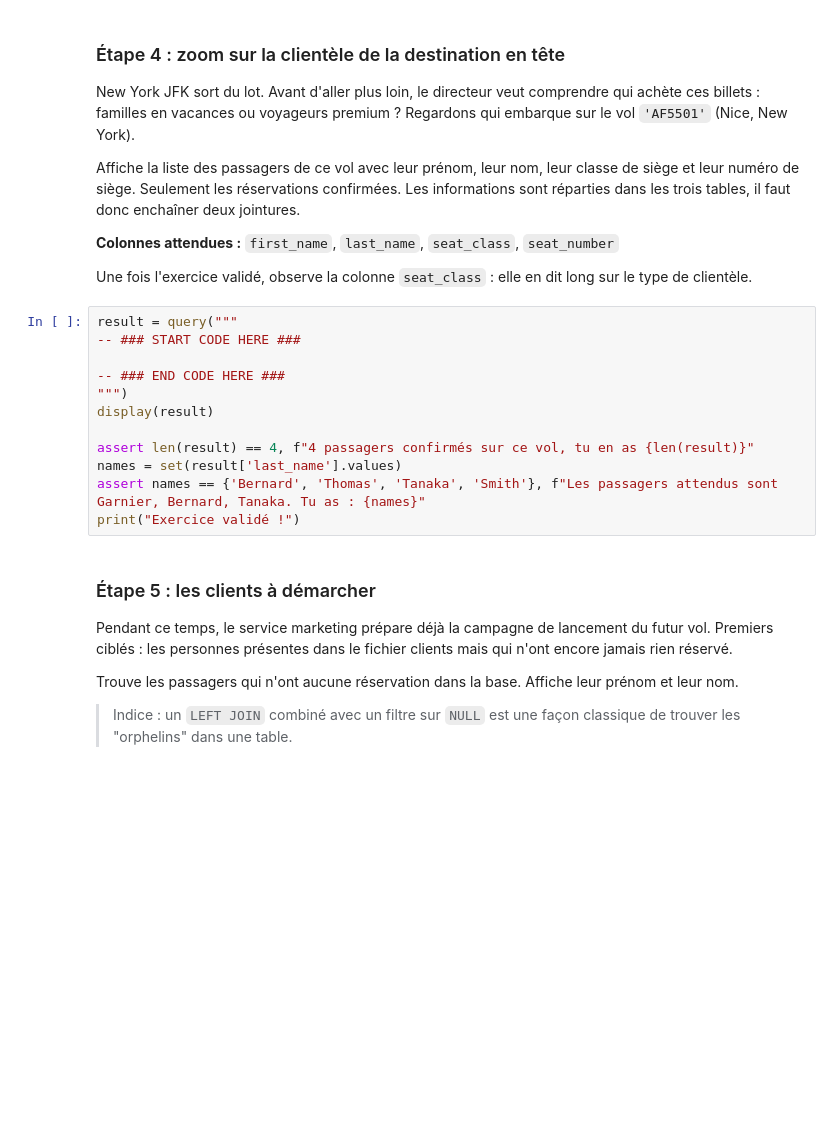
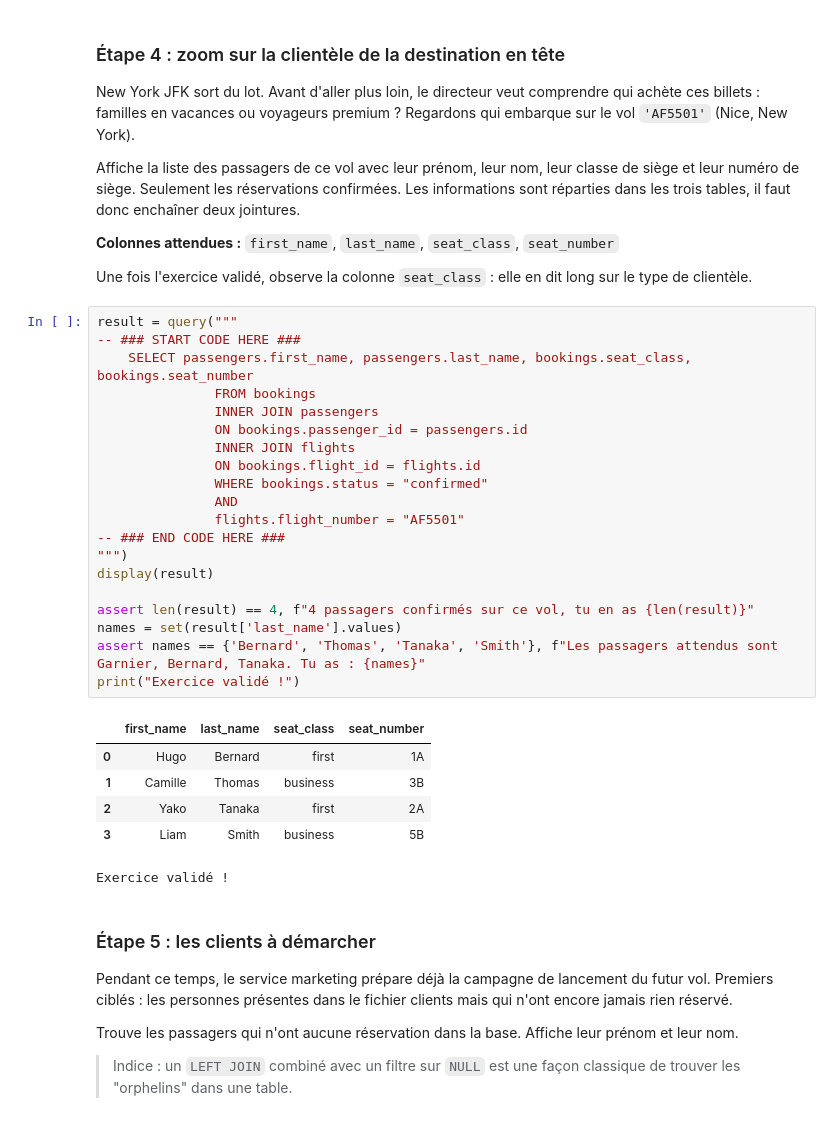
Before and after one commit to smazoyerdatascience/Cahier_Vacances_2026_Machine_Learnia, a Jupyter notebook: Projet_01/projet_01.ipynb, the cells around one changed output. Cells and saved outputs as stored; diff of their text form; blank space fills up the shorter version.

```diff
--- a/Projet_01/projet_01.ipynb
+++ b/Projet_01/projet_01.ipynb
@@ -571,15 +583,30 @@ Une fois l'exercice validé, observe la colonne `seat_class` : elle en dit long
 # %%
 result = query("""
 -- ### START CODE HERE ###
-
+    SELECT passengers.first_name, passengers.last_name, bookings.seat_class, bookings.seat_number
+               FROM bookings
+               INNER JOIN passengers
+               ON bookings.passenger_id = passengers.id
+               INNER JOIN flights
+               ON bookings.flight_id = flights.id
+               WHERE bookings.status = "confirmed"
+               AND
+               flights.flight_number = "AF5501"
 -- ### END CODE HERE ###
 """)
 display(result)
 
 assert len(result) == 4, f"4 passagers confirmés sur ce vol, tu en as {len(result)}"
 names = set(result['last_name'].values)
 assert names == {'Bernard', 'Thomas', 'Tanaka', 'Smith'}, f"Les passagers attendus sont Garnier, Bernard, Tanaka. Tu as : {names}"
 print("Exercice validé !")
+# %% [output]
+|  | first_name | last_name | seat_class | seat_number |
+| 0 | Hugo | Bernard | first | 1A |
+| 1 | Camille | Thomas | business | 3B |
+| 2 | Yako | Tanaka | first | 2A |
+| 3 | Liam | Smith | business | 5B |
+Exercice validé !
 # %% [markdown]
 ### Étape 5 : les clients à démarcher
 
```
Also changed, not shown: parts of 1 cell of this notebook.
